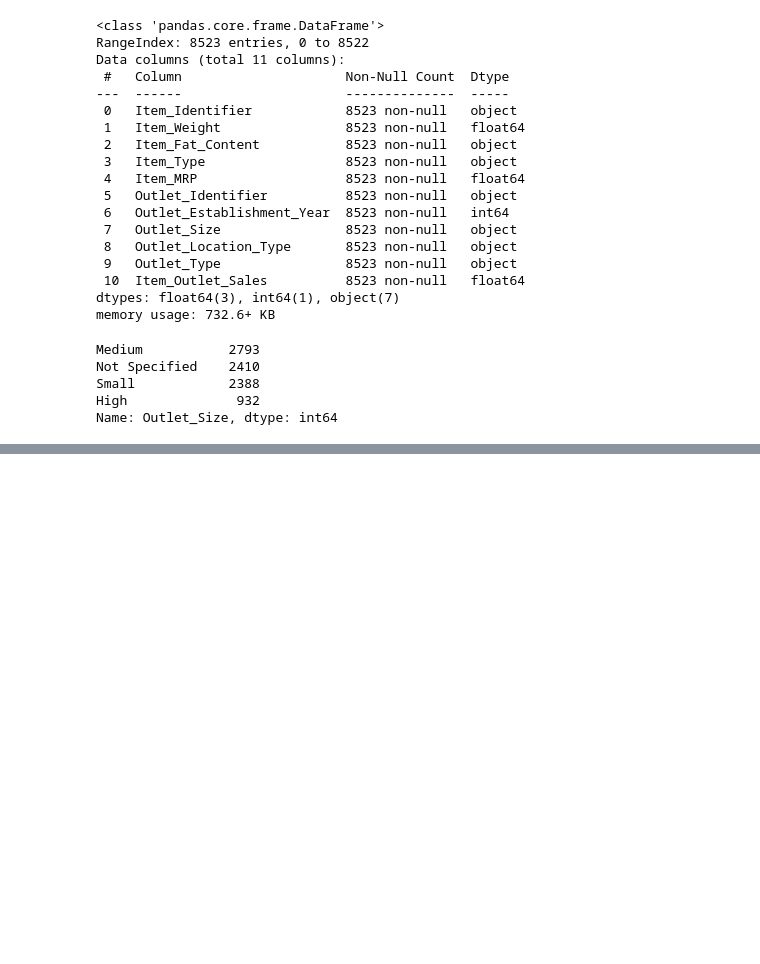
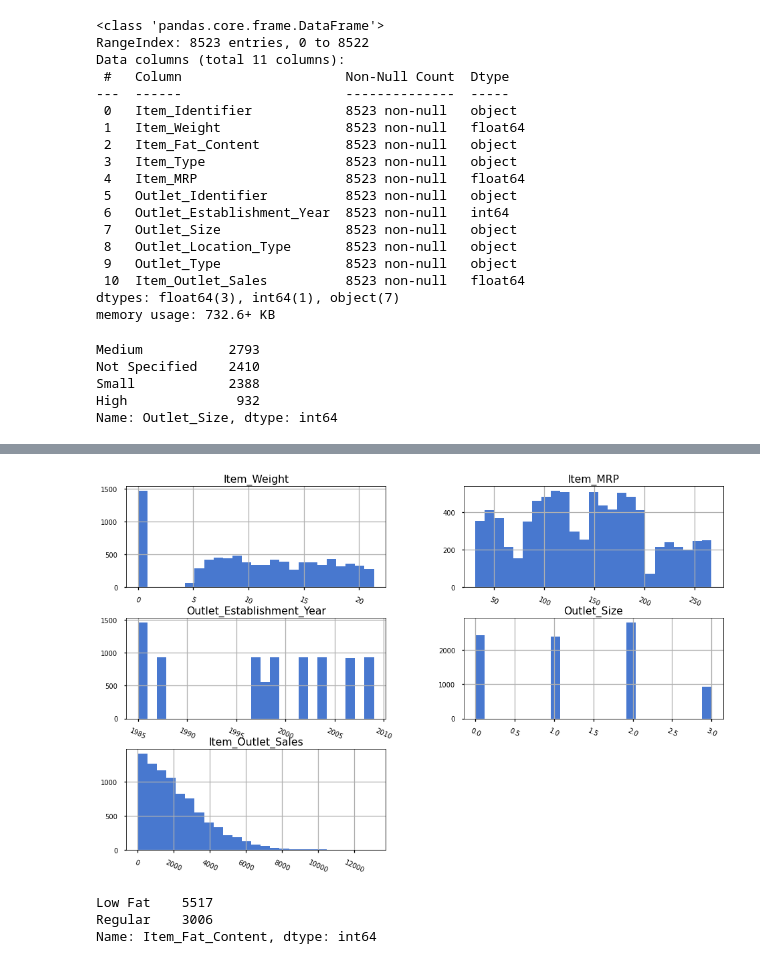
Before and after one commit to janaeam/food-sales-predictions, a Jupyter notebook: Data_Cleaning.ipynb, the cells around one changed output, grey strips where cells are left out. Drawn from its saved outputs; the diff is of its cells as text; code cells hidden in the pictures; blank space fills up the shorter version.

```diff
--- a/Data_Cleaning.ipynb
+++ b/Data_Cleaning.ipynb
@@ -982,0 +1019,13 @@ plt.yticks(rotation=360)
+# %%
+# Outlet_Size is ordinal so I am replacing the store sizes with numbered columns.
+# For now I am keeping the Not Specified data as it's a substantial portion of this
+# ths columns data. I don't want to rid of this column because I believe this column
+# in terms of predicting individual item sales. However, it's possible the Outlet_Identifier
+# is a sufficient replacement for the outlet size column.
+
+mod_sales = sales
+mod_sales['Outlet_Size'] = sales['Outlet_Size'].replace({'Not Specified' : 0,
+                                                     'Small' : 1,
+                                                     'Medium' : 2,
+                                                     'High' : 3})
+mod_sales.head()
@@ -982,0 +1039,18 @@ plt.yticks(rotation=360)
+# %%
+# This confirms that I will not use the Item_Weight initially as a column for my features.
+# There are way too many zero'd figures to rely on this column to teach our model appropriately.
+# Removing the rows with zeros at this point will impact this dataset too greatly so I may
+# run another model with the rows containing zeros filtered out. It will just be a smaller dataset.
+
+mod_sales.loc[:,:].hist(bins=25,
+                 figsize=(16, 10),
+                 xlabelsize='10',
+                 ylabelsize='10', xrot=-25);
+# %% [output]
+[figure, added]
+# %%
+sales['Item_Fat_Content'].value_counts()
+# %% [output]
+Low Fat    5517
+Regular    3006
+Name: Item_Fat_Content, dtype: int64
```
Also changed, not shown: parts of 92 cells of this notebook.
